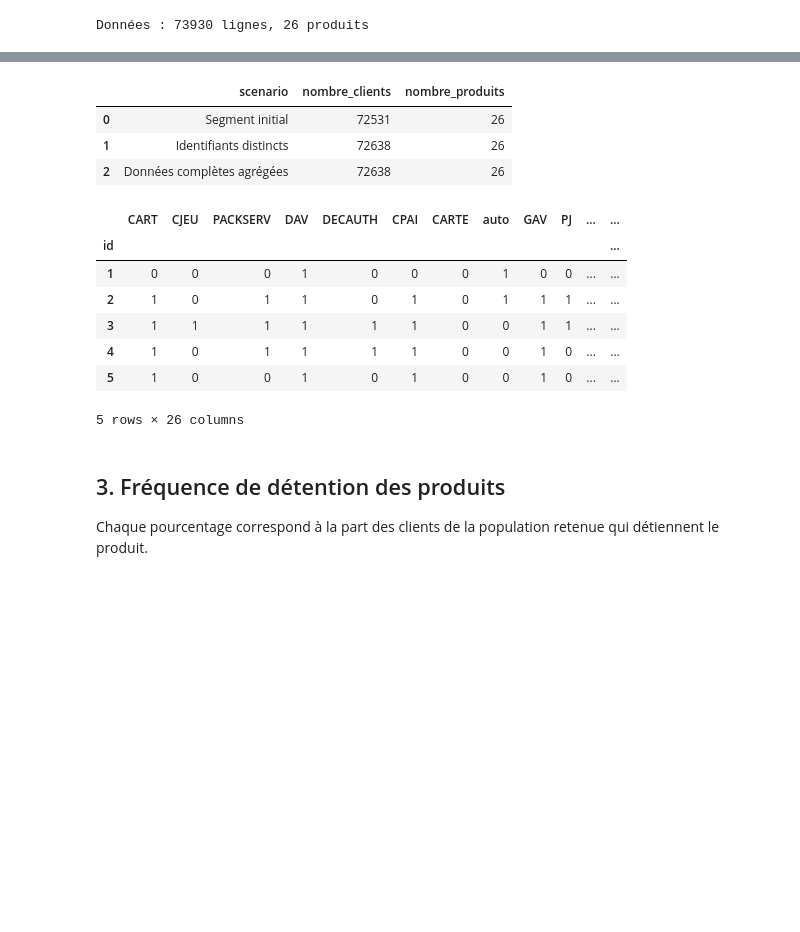
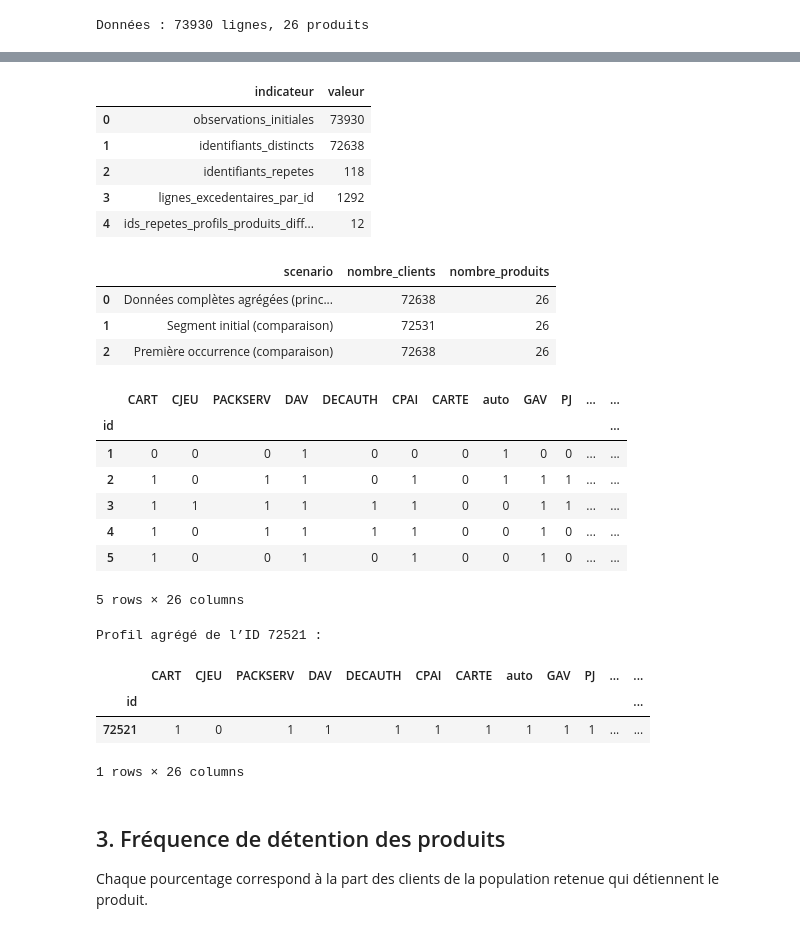
Before and after one commit to sebaarayacastro1/projet-data-mining, a Jupyter notebook: notebooks/02_preparation_donnees.ipynb, the cells around one changed output, grey strips where cells are left out. Cells and saved outputs as stored; diff of their text form; code cells hidden in the pictures; blank space fills up the shorter version.

Commit message:
fix: harmonisation des hypotheses et preparation de la base agregee

```diff
--- a/notebooks/02_preparation_donnees.ipynb
+++ b/notebooks/02_preparation_donnees.ipynb
@@ -44,46 +44,53 @@ Ces hypothèses sont testées, pas présentées comme des certitudes sur l'origi
 # %%
-# Découpage des données
-segment_initial, segment_final, limite = decouper_a_la_premiere_rupture(df)
+# Diagnostic des identifiants avant transformation
+display(diagnostic_identifiants(df, produits))
 
 # Construction des trois matrices
+segment_initial, segment_final, limite = decouper_a_la_premiere_rupture(df)
 matrice_initiale = base_initiale(df, produits)
 matrice_distincte = base_identifiants_distincts(df, produits)
 matrice_agregee = base_agregee(df, produits)
 
-# Comparaison des scénarios
+# Contrôles techniques : identifiants conservés, unicité et produits binaires
+verifier_base_agregee(df, produits, matrice_agregee)
+
 bilan = pd.DataFrame({
-    'scenario': [
-        'Segment initial',
-        'Identifiants distincts',
-        'Données complètes agrégées'
-    ],
-    'nombre_clients': [
-        len(matrice_initiale),
-        len(matrice_distincte),
-        len(matrice_agregee)
-    ],
-    'nombre_produits': [
-        len(matrice_initiale.columns),
-        len(matrice_distincte.columns),
-        len(matrice_agregee.columns)
-    ],
+    'scenario': ['Données complètes agrégées (principale)',
+                 'Segment initial (comparaison)',
+                 'Première occurrence (comparaison)'],
+    'nombre_clients': [len(matrice_agregee), len(matrice_initiale), len(matrice_distincte)],
+    'nombre_produits': [matrice_agregee.shape[1], matrice_initiale.shape[1], matrice_distincte.shape[1]],
 })
+display(bilan)
+display(matrice_agregee.head())
 
-display(bilan)
-display(matrice_distincte.head())
+# Exemple de contrôle ciblé : identifiant dont les profils diffèrent
+print('Profil agrégé de l’ID 72521 :')
+display(matrice_agregee.loc[[72521]])
 # %% [output]
-|  | scenario | nombre_clients | nombre_produits |
-| 0 | Segment initial | 72531 | 26 |
-| 1 | Identifiants distincts | 72638 | 26 |
-| 2 | Données complètes agrégées | 72638 | 26 |
+|  | indicateur | valeur |
+| 0 | observations_initiales | 73930 |
+| 1 | identifiants_distincts | 72638 |
+| 2 | identifiants_repetes | 118 |
+| 3 | lignes_excedentaires_par_id | 1292 |
+| 4 | ids_repetes_profils_produits_diff... | 12 |
-|  | CART | CJEU | PACKSERV | DAV | DECAUTH | CPAI | CARTE | auto | GAV | PJ | ... | ... |
-| id |  |  |  |  |  |  |  |  |  |  |  | ... |
-| 1 | 0 | 0 | 0 | 1 | 0 | 0 | 0 | 1 | 0 | 0 | ... | ... |
-| 2 | 1 | 0 | 1 | 1 | 0 | 1 | 0 | 1 | 1 | 1 | ... | ... |
-| 3 | 1 | 1 | 1 | 1 | 1 | 1 | 0 | 0 | 1 | 1 | ... | ... |
-| 4 | 1 | 0 | 1 | 1 | 1 | 1 | 0 | 0 | 1 | 0 | ... | ... |
-| 5 | 1 | 0 | 0 | 1 | 0 | 1 | 0 | 0 | 1 | 0 | ... | ... |
+|  | scenario | nombre_clients | nombre_produits |
+| 0 | Données complètes agrégées (princ... | 72638 | 26 |
+| 1 | Segment initial (comparaison) | 72531 | 26 |
+| 2 | Première occurrence (comparaison) | 72638 | 26 |
+|  | CART | CJEU | PACKSERV | DAV | DECAUTH | CPAI | CARTE | auto | GAV | PJ | ... | ... |
+| id |  |  |  |  |  |  |  |  |  |  |  | ... |
+| 1 | 0 | 0 | 0 | 1 | 0 | 0 | 0 | 1 | 0 | 0 | ... | ... |
+| 2 | 1 | 0 | 1 | 1 | 0 | 1 | 0 | 1 | 1 | 1 | ... | ... |
+| 3 | 1 | 1 | 1 | 1 | 1 | 1 | 0 | 0 | 1 | 1 | ... | ... |
+| 4 | 1 | 0 | 1 | 1 | 1 | 1 | 0 | 0 | 1 | 0 | ... | ... |
+| 5 | 1 | 0 | 0 | 1 | 0 | 1 | 0 | 0 | 1 | 0 | ... | ... |
 5 rows × 26 columns
+Profil agrégé de l’ID 72521 :
+|  | CART | CJEU | PACKSERV | DAV | DECAUTH | CPAI | CARTE | auto | GAV | PJ | ... | ... |
+| id |  |  |  |  |  |  |  |  |  |  |  | ... |
+| 72521 | 1 | 0 | 1 | 1 | 1 | 1 | 1 | 1 | 1 | 1 | ... | ... |
+1 rows × 26 columns
 # %% [markdown]
 ## 3. Fréquence de détention des produits
 
```
Also changed, not shown: parts of 12 cells of this notebook, 3 other files.
